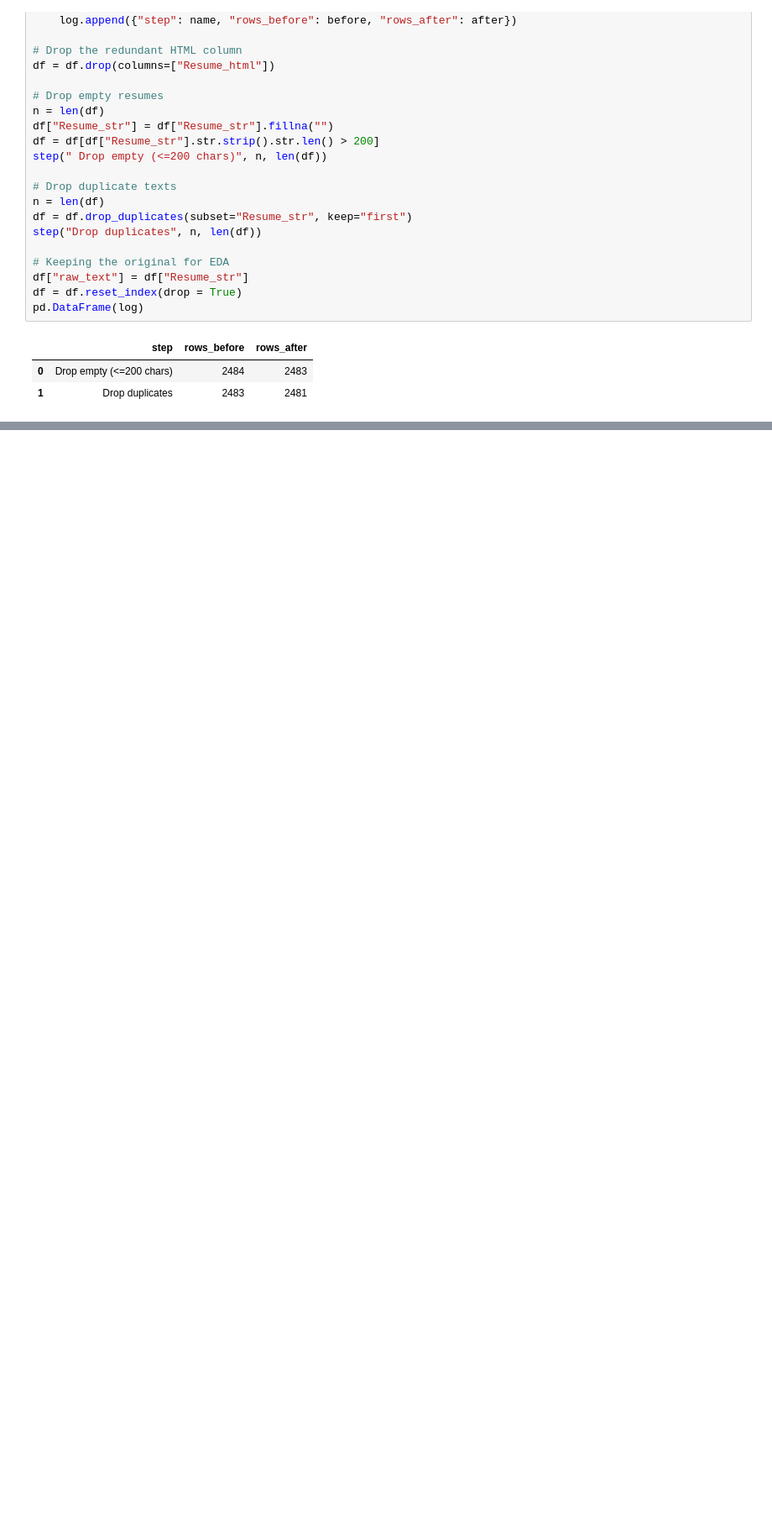
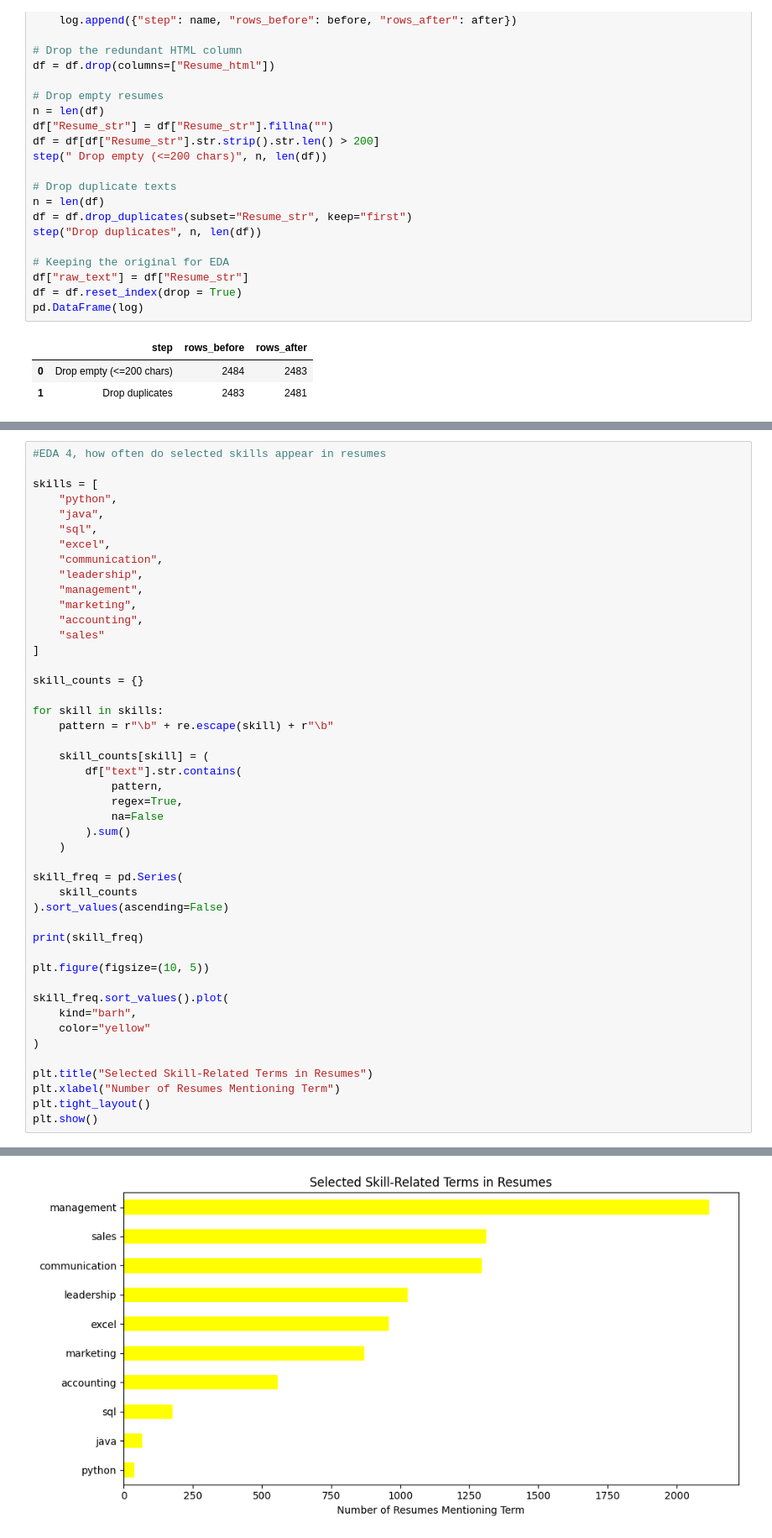
Before and after one commit to Najma-1437/SemProject_MLEngine, a Jupyter notebook: LogisticRegression_Base.ipynb, the cells around one changed output, grey strips where cells are left out. Shown at 84% size. Saved outputs shown, nothing was run; the diff lists cells and outputs as text; blank space fills up the shorter version.

```diff
--- a/LogisticRegression_Base.ipynb
+++ b/LogisticRegression_Base.ipynb
@@ -143,0 +290,47 @@ pd.DataFrame(log)
+# %%
+#EDA 4, how often do selected skills appear in resumes
+
+skills = [
+    "python",
+    "java",
+    "sql",
+    "excel",
+    "communication",
+    "leadership",
+    "management",
+    "marketing",
+    "accounting",
+    "sales"
+]
+
+skill_counts = {}
+
+for skill in skills:
+    pattern = r"\b" + re.escape(skill) + r"\b"
+
+    skill_counts[skill] = (
+        df["text"].str.contains(
+            pattern,
+            regex=True,
+            na=False
+        ).sum()
+    )
+
+skill_freq = pd.Series(
+    skill_counts
+).sort_values(ascending=False)
+
+print(skill_freq)
+
+plt.figure(figsize=(10, 5))
+
+skill_freq.sort_values().plot(
+    kind="barh",
+    color="yellow"
+)
+
+plt.title("Selected Skill-Related Terms in Resumes")
+plt.xlabel("Number of Resumes Mentioning Term")
+plt.tight_layout()
+plt.show()
+# %% [output]
@@ -143,0 +348 @@ pd.DataFrame(log)
+[figure, added]
```
Also changed, not shown: parts of 12 cells of this notebook.
